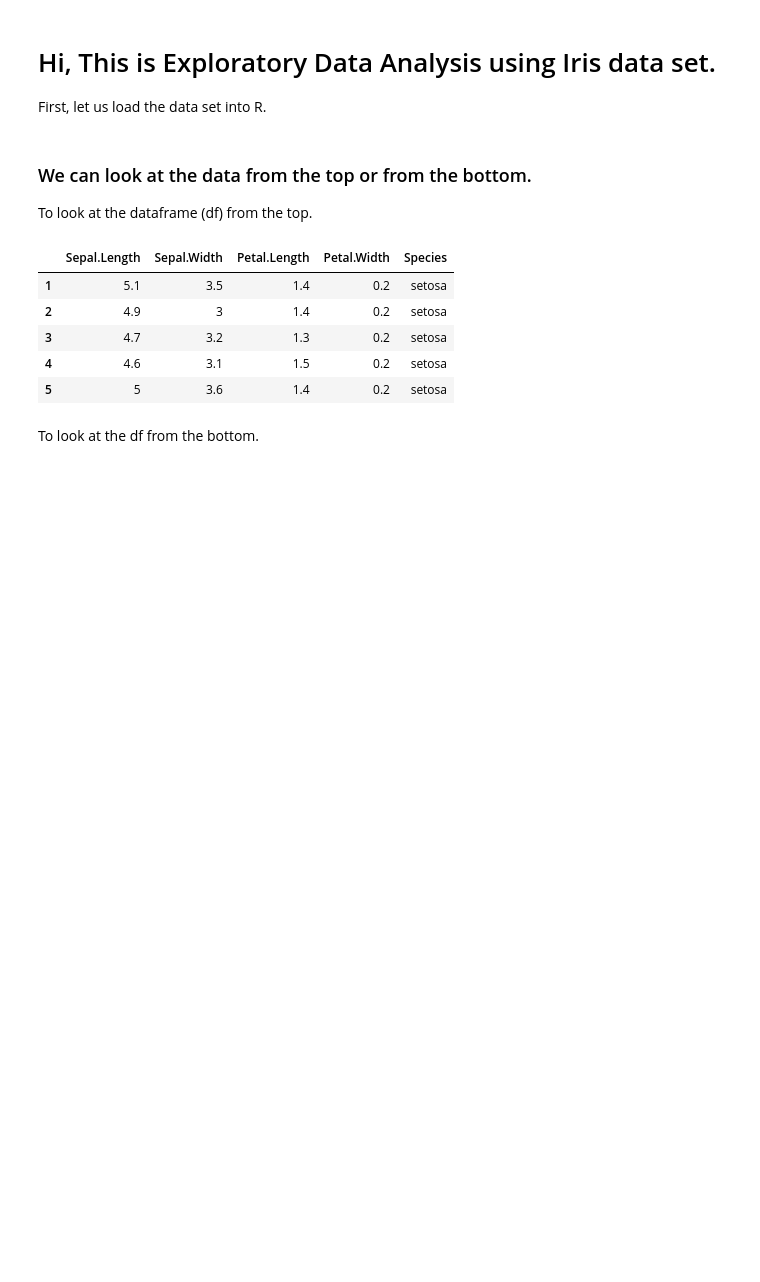
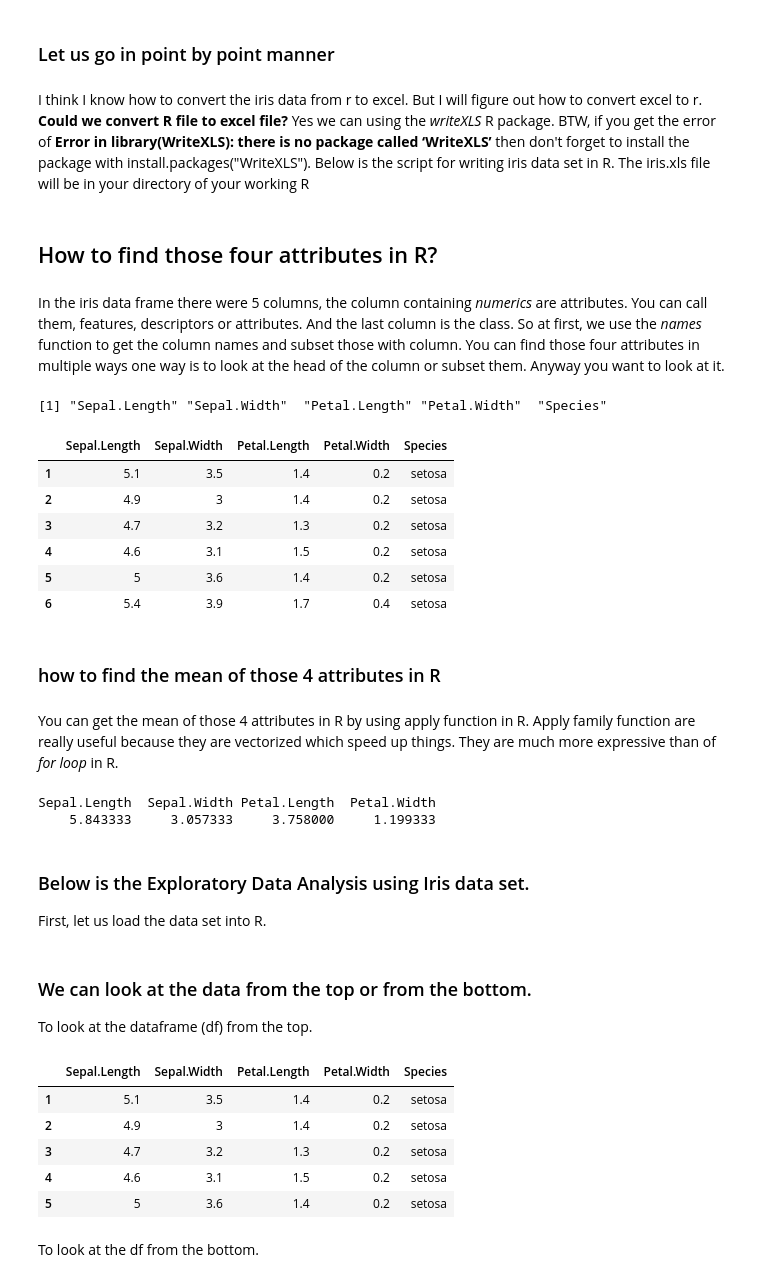
Before and after one commit to sawsimeon/Rnewbie, a Jupyter notebook: Example Exercise with Iris Data Set.ipynb, the cells around one changed output. Cells and saved outputs as stored; diff of their text form; code cells hidden in the pictures; blank space fills up the shorter version.

```diff
--- a/Example Exercise with Iris Data Set.ipynb
+++ b/Example Exercise with Iris Data Set.ipynb
@@ -1,5 +15,42 @@
+# %% [markdown]
+### Let us go in point by point manner
+# %% [markdown]
+I think I know how to convert the iris data from r to excel. But I will figure out how to convert excel to r. **Could we convert R file to excel file?**
+Yes we can using the *writeXLS* R package. BTW, if you get the error of **Error in library(WriteXLS): there is no package called ‘WriteXLS’** then don't forget to install the package with install.packages("WriteXLS"). Below is the script for writing iris data set in R. The iris.xls file will be in your directory of your working R
+# %%
+library(WriteXLS)
+data(iris)
+df <- iris
+WriteXLS(df, ExcelFileName = "iris.xls")
+# %% [markdown]
+## How to find those four attributes in R?
+# %% [markdown]
+In the iris data frame there were 5 columns, the column containing *numerics* are attributes. You can call them, features, descriptors or attributes. And the last column is the class. So at first, we use the *names* function to get the column names and subset those with column. You can find those four attributes in multiple ways one way is to look at the head of the column or subset them. Anyway you want to look at it.
+# %%
+names(df)
+attributes  <- df[, c("Sepal.Length", "Sepal.Width", "Petal.Length", "Petal.Width")]
+head(df)
+# %% [output]
+[1] "Sepal.Length" "Sepal.Width"  "Petal.Length" "Petal.Width"  "Species"
+|  | Sepal.Length | Sepal.Width | Petal.Length | Petal.Width | Species |
+| 1 | 5.1 | 3.5 | 1.4 | 0.2 | setosa |
+| 2 | 4.9 | 3 | 1.4 | 0.2 | setosa |
+| 3 | 4.7 | 3.2 | 1.3 | 0.2 | setosa |
+| 4 | 4.6 | 3.1 | 1.5 | 0.2 | setosa |
+| 5 | 5 | 3.6 | 1.4 | 0.2 | setosa |
+| 6 | 5.4 | 3.9 | 1.7 | 0.4 | setosa |
+# %% [markdown]
+### how to find the mean of those 4 attributes in R
+# %% [markdown]
+You can get the mean of those 4 attributes in R by using apply function in R. Apply family function are really useful because they are vectorized which speed up things. They are much more expressive than of *for loop* in R.
+# %%
+mean <- apply(attributes, 2, mean)
+mean
+# %% [output]
+Sepal.Length  Sepal.Width Petal.Length  Petal.Width
+    5.843333     3.057333     3.758000     1.199333
 # %% [markdown]
-# Hi, This is Exploratory Data Analysis using Iris data set.
+### Below is the Exploratory Data Analysis using Iris data set.
 First, let us load the data set into R.
 # %%
 data(iris)
```
Also changed, not shown: parts of 1 cell of this notebook.
